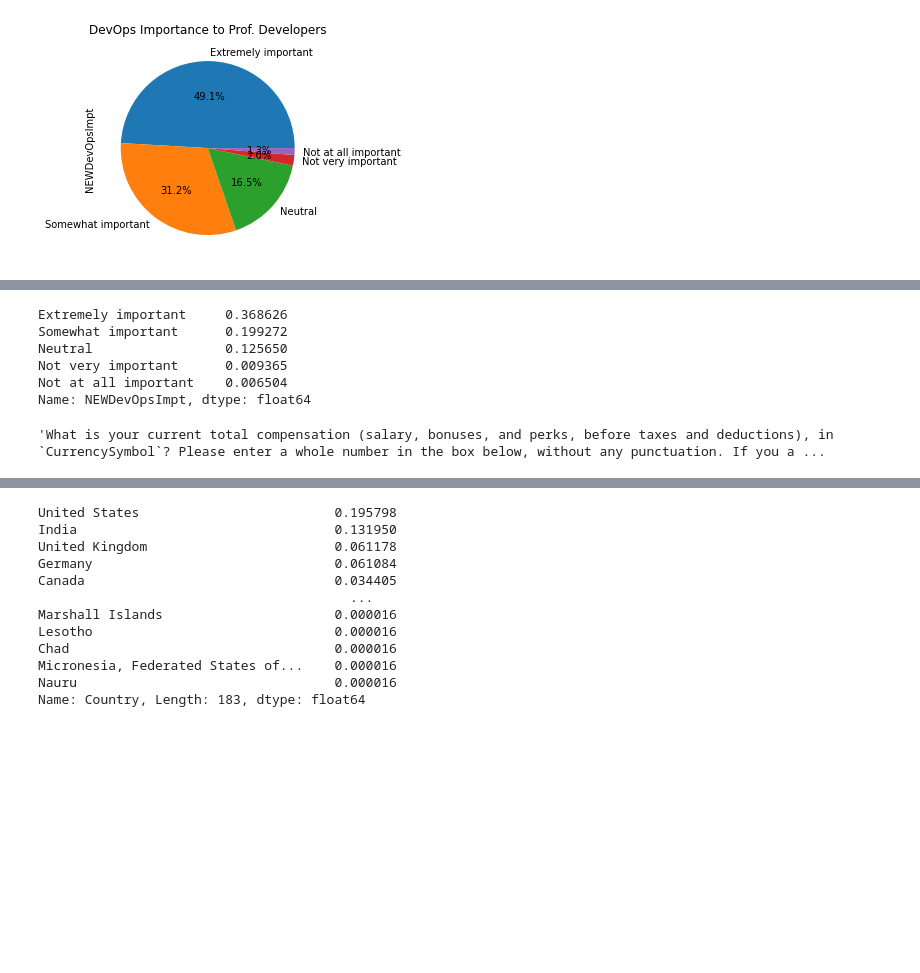
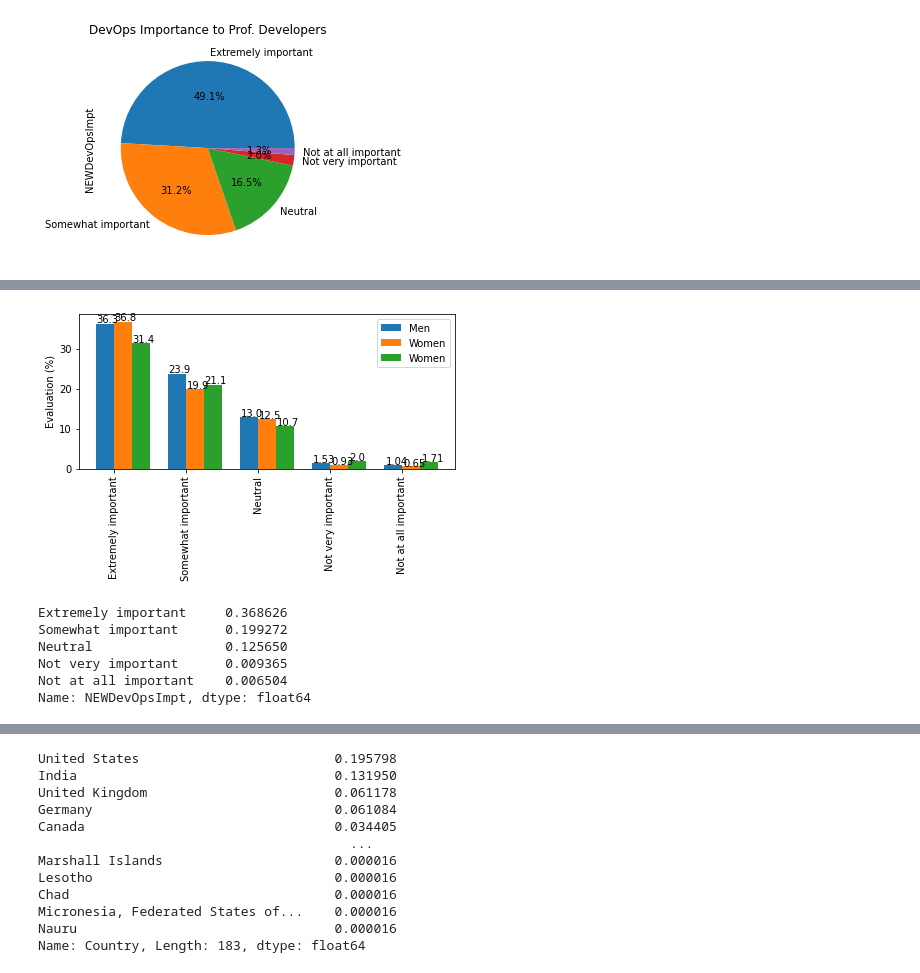
Before and after one commit to edivaldojuniorch/stackoverflow_2020_analysis, a Jupyter notebook: StackOverflow Survey 2020.ipynb, the cells around one changed output, grey strips where cells are left out. Saved outputs shown, nothing was run; the diff lists cells and outputs as text; code cells hidden in the pictures; blank space fills up the shorter version.

```diff
--- a/StackOverflow Survey 2020.ipynb
+++ b/StackOverflow Survey 2020.ipynb
@@ -111,3 +124,55 @@ Name: NEWDevOpsImpt, dtype: float64
+# %%
+
+df = df_1.copy()
+# Question 3 : How men and women gender influence the DevOpsImpt evaluation on USA ?
+df_devops_usa_man = df[df['Gender']=='Man']
+df_devops_usa_man['NEWDevOpsImpt'].value_counts()/df_devops_usa_man['NEWDevOpsImpt'].shape[0]
+
+
+# Question 3 : How men and women gender influence the DevOpsImpt evaluation on USA ?
+df_devops_usa_woman = df[df['Gender']=='Woman']
+df_devops_usa_woman['NEWDevOpsImpt'].value_counts()/df_devops_usa_woman['NEWDevOpsImpt'].shape[0]
+
+# df_devops_usa_none = df[(df['Gender']!='Woman') or (df['Gender']!='Man')]
+# df_devops_usa_none['NEWDevOpsImpt'].value_counts()/df_devops_usa_none['NEWDevOpsImpt'].shape[0]
+
+D = df.query("Gender != 'Woman' ")
+df_devops_usa_none = D.query("Gender != 'Man'")
+
+
+data_man = df_devops_usa_man['NEWDevOpsImpt'].value_counts()/df_devops_usa_man['NEWDevOpsImpt'].shape[0]*100
+data_woman = df_devops_usa_woman['NEWDevOpsImpt'].value_counts()/df_devops_usa_woman['NEWDevOpsImpt'].shape[0]*100
+data_none = df_devops_usa_none['NEWDevOpsImpt'].value_counts()/df_devops_usa_none['NEWDevOpsImpt'].shape[0]*100
+
+
+
+x = np.arange(len(data_man.index.values))  # the label locations
+width = 0.25  # the width of the bars
+
+labels = data_man.index.to_list()
+
+fig, axes = plt.subplots()
+
+ax_man = axes.bar(x - width/2 ,data_man.to_list(), width, label = 'Men')
+ax_woman = axes.bar(x + width/2 ,data_woman.to_list(), width, label = 'Women')
+ax_none = axes.bar(x + 1.5*width/1 ,data_none.to_list(), width, label = 'Women')
+
+
+for p in axes.patches:
+    axes.annotate('{0:.4}'.format(str(p.get_height())), (p.get_x() * 1.005, p.get_height() * 1.005))
+
+axes.set_ylabel('Evaluation (%)')
+axes.set_xticklabels(labels,rotation='vertical')
+
+axes.set_xticks(x)
+axes.set_xticklabels(labels)
+axes.legend()
+# axes.bar_label(ax_man, padding=3)
+# axes.bar_label(ax_woman, padding=3)
+
+fig.tight_layout()
+# %% [output]
+[figure, added]
 # %%
 # Question 3 : How men and women gender influence the DevOpsImpt evaluation on USA ?
 df_devops_usa_woman = df[df['Gender']=='Woman']
@@ -119,7 +184,3 @@ Neutral                 0.125650
 Not very important      0.009365
 Not at all important    0.006504
 Name: NEWDevOpsImpt, dtype: float64
-# %%
-str(df_scheme.loc[df_scheme['Column']=='CompTotal']['QuestionText'].values[0])
-# %% [output]
-'What is your current total compensation (salary, bonuses, and perks, before taxes and deductions), in `CurrencySymbol`? Please enter a whole number in the box below, without any punctuation. If you a ...
```
Also changed, not shown: parts of 28 cells of this notebook.
